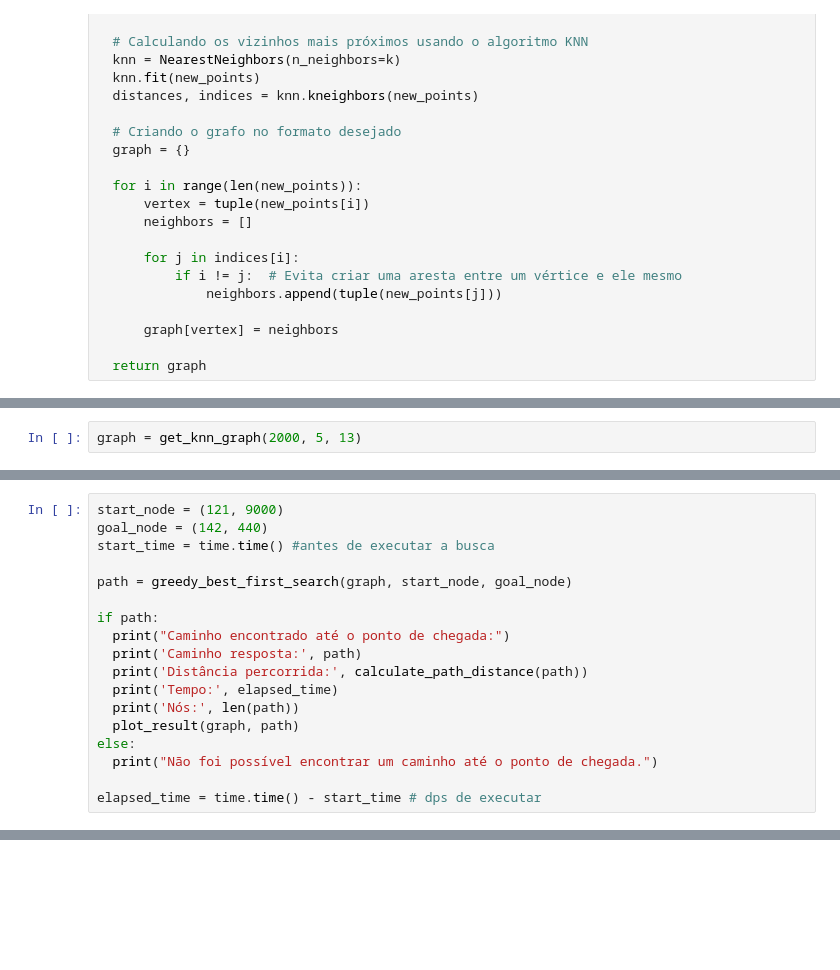
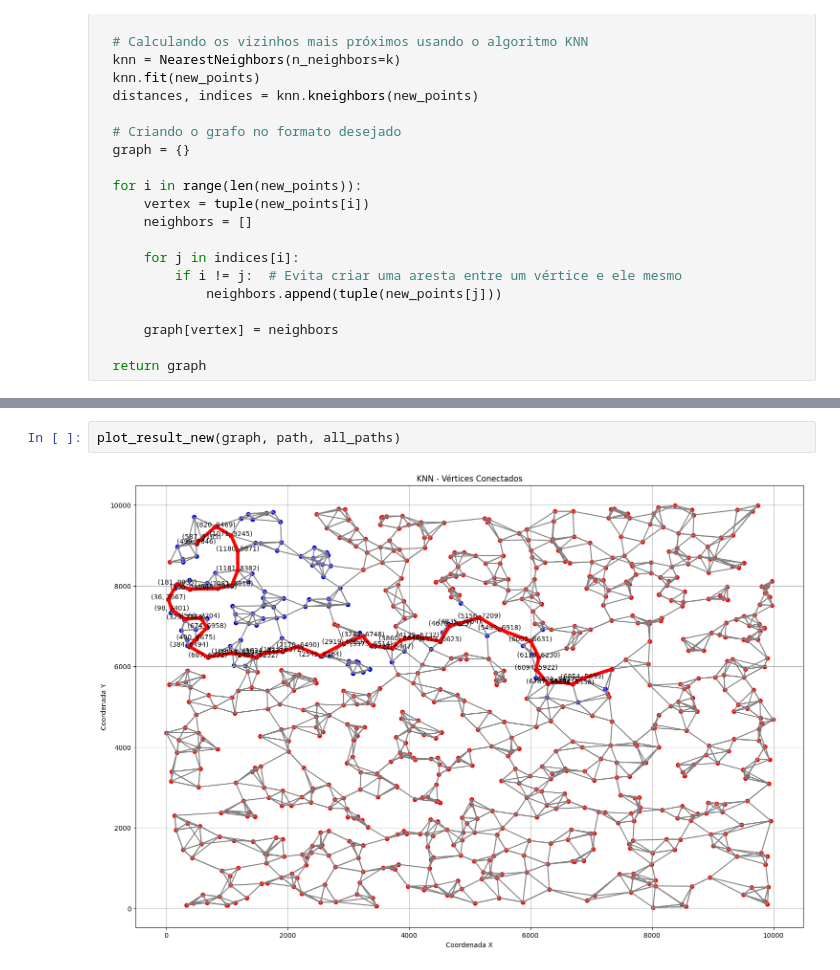
Before and after one commit to ivpinheiro/SCC0530-InteligenciaArtificial, a Jupyter notebook: BestFirst.ipynb, the cells around one changed output, grey strips where cells are left out. Saved outputs shown, nothing was run; the diff lists cells and outputs as text; blank space fills up the shorter version.

```diff
--- a/BestFirst.ipynb
+++ b/BestFirst.ipynb
@@ -141,2 +101,0 @@ def greedy_best_first_search(graph, start, goal):
-# %%
-graph = get_knn_graph(2000, 5, 13)
@@ -147,18 +169,0 @@ plot_graph(graph)
-# %%
-start_node = (121, 9000)
-goal_node = (142, 440)
-start_time = time.time() #antes de executar a busca
-
-path = greedy_best_first_search(graph, start_node, goal_node)
-
-if path:
-  print("Caminho encontrado até o ponto de chegada:")
-  print('Caminho resposta:', path)
-  print('Distância percorrida:', calculate_path_distance(path))
-  print('Tempo:', elapsed_time)
-  print('Nós:', len(path))
-  plot_result(graph, path)
-else:
-  print("Não foi possível encontrar um caminho até o ponto de chegada.")
-
-elapsed_time = time.time() - start_time # dps de executar
@@ -171,0 +170,4 @@ Nós: 138
+# %%
+plot_result_new(graph, path, all_paths)
+# %% [output]
+[figure, added]
```
Also changed, not shown: parts of 8 cells of this notebook.
